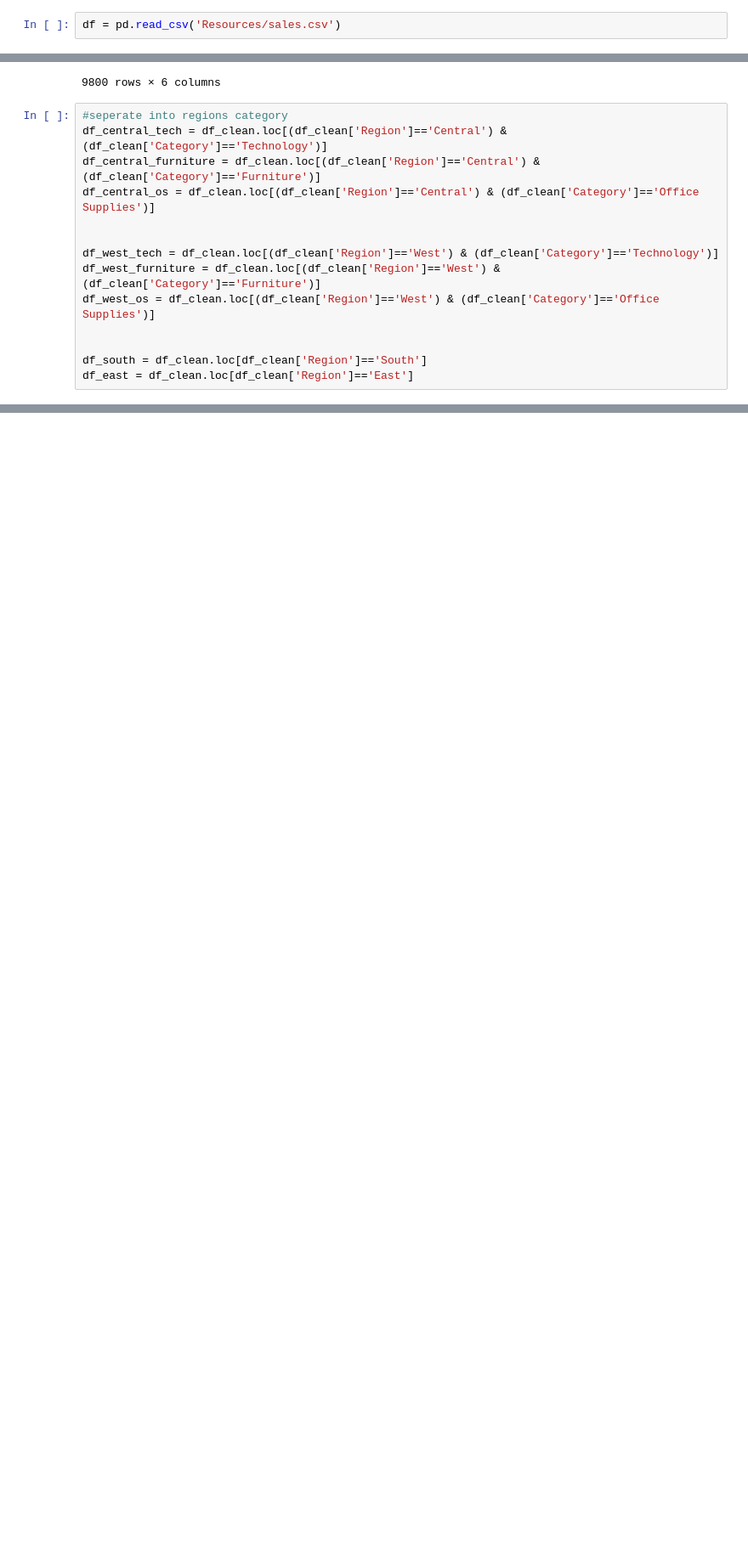
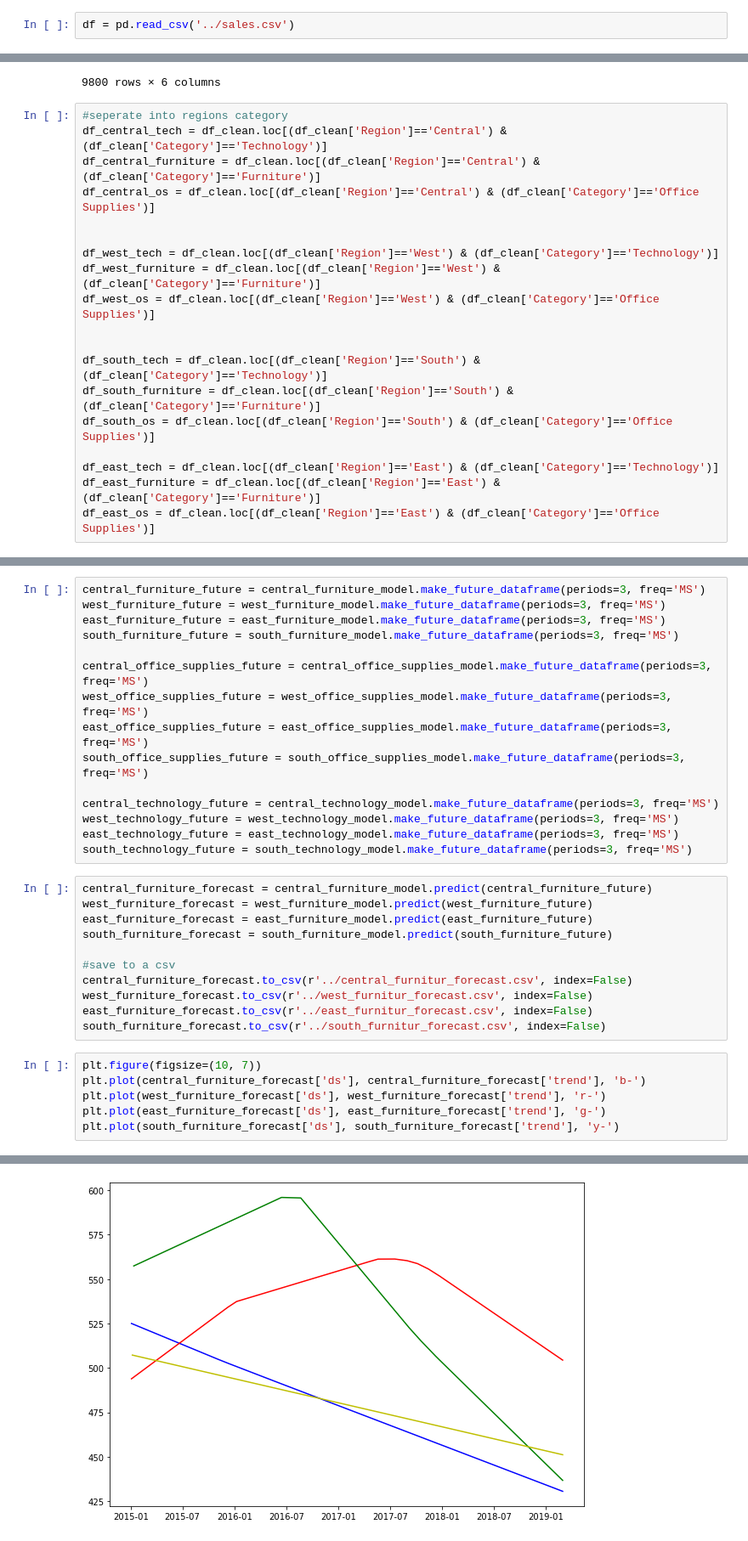
Before and after one commit to KristaJoy/sales-forecast, a Jupyter notebook: Resources/prophit/regional_sales_category.ipynb, the cells around one changed output, grey strips where cells are left out. Shown at 85% size. Saved outputs shown, nothing was run; the diff lists cells and outputs as text; blank space fills up the shorter version.

Commit message:
regional sales category prophet model

```diff
--- a/Resources/prophit/regional_sales_category.ipynb
+++ b/Resources/prophit/regional_sales_category.ipynb
@@ -5,7 +5,7 @@ import numpy as np
 import pandas as pd
 import matplotlib.pyplot as plt
 # %%
-df = pd.read_csv('Resources/sales.csv')
+df = pd.read_csv('../sales.csv')
 # %%
 #drop unneed columns
 df_clean = df.drop(columns=['Order ID', 'Row ID','Customer ID', 'Segment', 'City',  'Product ID', 'Product Name'], axis=1)
@@ -41,5 +41,10 @@ df_west_furniture = df_clean.loc[(df_clean['Region']=='West') & (df_clean['Categ
 df_west_os = df_clean.loc[(df_clean['Region']=='West') & (df_clean['Category']=='Office Supplies')]
 
 
-df_south = df_clean.loc[df_clean['Region']=='South']
-df_east = df_clean.loc[df_clean['Region']=='East']
+df_south_tech = df_clean.loc[(df_clean['Region']=='South') & (df_clean['Category']=='Technology')]
+df_south_furniture = df_clean.loc[(df_clean['Region']=='South') & (df_clean['Category']=='Furniture')]
+df_south_os = df_clean.loc[(df_clean['Region']=='South') & (df_clean['Category']=='Office Supplies')]
+
+df_east_tech = df_clean.loc[(df_clean['Region']=='East') & (df_clean['Category']=='Technology')]
+df_east_furniture = df_clean.loc[(df_clean['Region']=='East') & (df_clean['Category']=='Furniture')]
+df_east_os = df_clean.loc[(df_clean['Region']=='East') & (df_clean['Category']=='Office Supplies')]
@@ -57,0 +119,33 @@ south.rename(columns = {'Order Date':'ds', 'Sales':'y'}, inplace = True)
+# %%
+central_furniture_future = central_furniture_model.make_future_dataframe(periods=3, freq='MS')
+west_furniture_future = west_furniture_model.make_future_dataframe(periods=3, freq='MS')
+east_furniture_future = east_furniture_model.make_future_dataframe(periods=3, freq='MS')
+south_furniture_future = south_furniture_model.make_future_dataframe(periods=3, freq='MS')
+
+central_office_supplies_future = central_office_supplies_model.make_future_dataframe(periods=3, freq='MS')
+west_office_supplies_future = west_office_supplies_model.make_future_dataframe(periods=3, freq='MS')
+east_office_supplies_future = east_office_supplies_model.make_future_dataframe(periods=3, freq='MS')
+south_office_supplies_future = south_office_supplies_model.make_future_dataframe(periods=3, freq='MS')
+
+central_technology_future = central_technology_model.make_future_dataframe(periods=3, freq='MS')
+west_technology_future = west_technology_model.make_future_dataframe(periods=3, freq='MS')
+east_technology_future = east_technology_model.make_future_dataframe(periods=3, freq='MS')
+south_technology_future = south_technology_model.make_future_dataframe(periods=3, freq='MS')
+# %%
+central_furniture_forecast = central_furniture_model.predict(central_furniture_future)
+west_furniture_forecast = west_furniture_model.predict(west_furniture_future)
+east_furniture_forecast = east_furniture_model.predict(east_furniture_future)
+south_furniture_forecast = south_furniture_model.predict(south_furniture_future)
+
+#save to a csv
+central_furniture_forecast.to_csv(r'../central_furnitur_forecast.csv', index=False)
+west_furniture_forecast.to_csv(r'../west_furnitur_forecast.csv', index=False)
+east_furniture_forecast.to_csv(r'../east_furnitur_forecast.csv', index=False)
+south_furniture_forecast.to_csv(r'../south_furnitur_forecast.csv', index=False)
+# %%
+plt.figure(figsize=(10, 7))
+plt.plot(central_furniture_forecast['ds'], central_furniture_forecast['trend'], 'b-')
+plt.plot(west_furniture_forecast['ds'], west_furniture_forecast['trend'], 'r-')
+plt.plot(east_furniture_forecast['ds'], east_furniture_forecast['trend'], 'g-')
+plt.plot(south_furniture_forecast['ds'], south_furniture_forecast['trend'], 'y-')
+# %% [output]
@@ -57,0 +153 @@ south.rename(columns = {'Order Date':'ds', 'Sales':'y'}, inplace = True)
+[figure, added]
```
Also changed, not shown: parts of 9 cells of this notebook, 15 other files.
